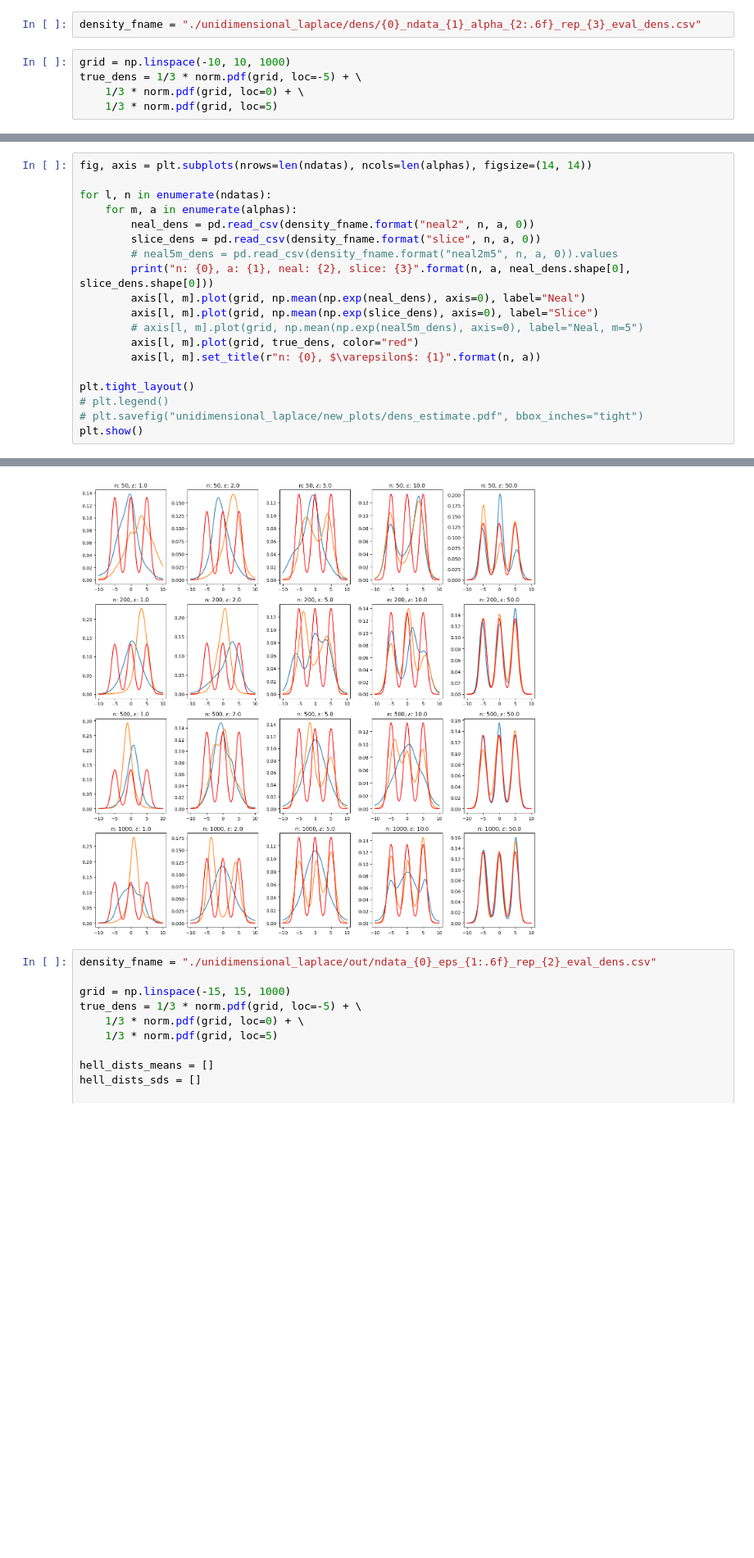
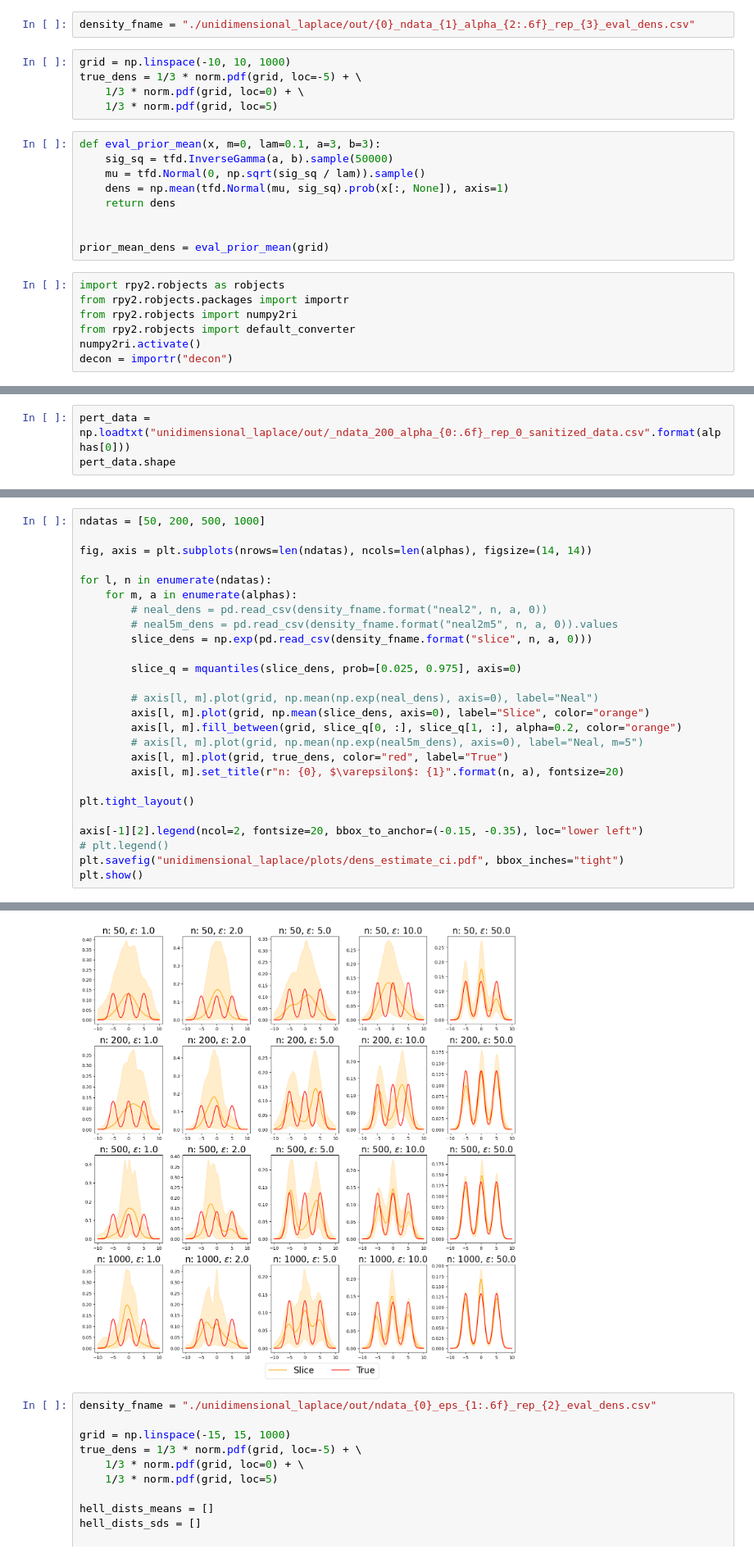
Before and after one commit to mberaha/PrivateDPM, a Jupyter notebook: privacy_experiments/Plots.ipynb, the cells around one changed output, grey strips where cells are left out. Shown at 82% size. Saved outputs shown, nothing was run; the diff lists cells and outputs as text; blank space fills up the shorter version.

```diff
--- a/privacy_experiments/Plots.ipynb
+++ b/privacy_experiments/Plots.ipynb
@@ -20,9 +23,25 @@ alphas
 # %% [output]
 [1.0, 2.0, 5.0, 10.0, 50.0]
 # %%
-density_fname = "./unidimensional_laplace/dens/{0}_ndata_{1}_alpha_{2:.6f}_rep_{3}_eval_dens.csv"
+density_fname = "./unidimensional_laplace/out/{0}_ndata_{1}_alpha_{2:.6f}_rep_{3}_eval_dens.csv"
 # %%
 grid = np.linspace(-10, 10, 1000)
 true_dens = 1/3 * norm.pdf(grid, loc=-5) + \
     1/3 * norm.pdf(grid, loc=0) + \
     1/3 * norm.pdf(grid, loc=5)
+# %%
+def eval_prior_mean(x, m=0, lam=0.1, a=3, b=3):
+    sig_sq = tfd.InverseGamma(a, b).sample(50000)
+    mu = tfd.Normal(0, np.sqrt(sig_sq / lam)).sample()
+    dens = np.mean(tfd.Normal(mu, sig_sq).prob(x[:, None]), axis=1)
+    return dens
+
+
+prior_mean_dens = eval_prior_mean(grid)
+# %%
+import rpy2.robjects as robjects
+from rpy2.robjects.packages import importr
+from rpy2.robjects import numpy2ri
+from rpy2.robjects import default_converter
+numpy2ri.activate()
+decon = importr("decon")
@@ -28,0 +54,3 @@ true_dens = 1/3 * norm.pdf(grid, loc=-5) + \
+# %%
+pert_data = np.loadtxt("unidimensional_laplace/out/_ndata_200_alpha_{0:.6f}_rep_0_sanitized_data.csv".format(alphas[0]))
+pert_data.shape
@@ -58,20 +116,27 @@ plt.show()
 # %%
+ndatas = [50, 200, 500, 1000]
+
 fig, axis = plt.subplots(nrows=len(ndatas), ncols=len(alphas), figsize=(14, 14))
 
 for l, n in enumerate(ndatas):
     for m, a in enumerate(alphas):
-        neal_dens = pd.read_csv(density_fname.format("neal2", n, a, 0))
-        slice_dens = pd.read_csv(density_fname.format("slice", n, a, 0))
+        # neal_dens = pd.read_csv(density_fname.format("neal2", n, a, 0))
         # neal5m_dens = pd.read_csv(density_fname.format("neal2m5", n, a, 0)).values
-        print("n: {0}, a: {1}, neal: {2}, slice: {3}".format(n, a, neal_dens.shape[0], slice_dens.shape[0]))
-        axis[l, m].plot(grid, np.mean(np.exp(neal_dens), axis=0), label="Neal")
-        axis[l, m].plot(grid, np.mean(np.exp(slice_dens), axis=0), label="Slice")
+        slice_dens = np.exp(pd.read_csv(density_fname.format("slice", n, a, 0)))
+
+        slice_q = mquantiles(slice_dens, prob=[0.025, 0.975], axis=0)
+
+        # axis[l, m].plot(grid, np.mean(np.exp(neal_dens), axis=0), label="Neal")
+        axis[l, m].plot(grid, np.mean(slice_dens, axis=0), label="Slice", color="orange")
+        axis[l, m].fill_between(grid, slice_q[0, :], slice_q[1, :], alpha=0.2, color="orange")
         # axis[l, m].plot(grid, np.mean(np.exp(neal5m_dens), axis=0), label="Neal, m=5")
-        axis[l, m].plot(grid, true_dens, color="red")
-        axis[l, m].set_title(r"n: {0}, $\varepsilon$: {1}".format(n, a))
+        axis[l, m].plot(grid, true_dens, color="red", label="True")
+        axis[l, m].set_title(r"n: {0}, $\varepsilon$: {1}".format(n, a), fontsize=20)
 
 plt.tight_layout()
+
+axis[-1][2].legend(ncol=2, fontsize=20, bbox_to_anchor=(-0.15, -0.35), loc="lower left")
 # plt.legend()
-# plt.savefig("unidimensional_laplace/new_plots/dens_estimate.pdf", bbox_inches="tight")
+plt.savefig("unidimensional_laplace/plots/dens_estimate_ci.pdf", bbox_inches="tight")
 plt.show()
 # %% [output]
@@ -98,4 +143,4 @@ n: 1000, a: 50.0, neal: 4999, slice: 4999
-[figure, old version]
+[figure, new version]
 # %%
 density_fname = "./unidimensional_laplace/out/ndata_{0}_eps_{1:.6f}_rep_{2}_eval_dens.csv"
 
```
Also changed, not shown: parts of 18 cells of this notebook, 19 other files.
